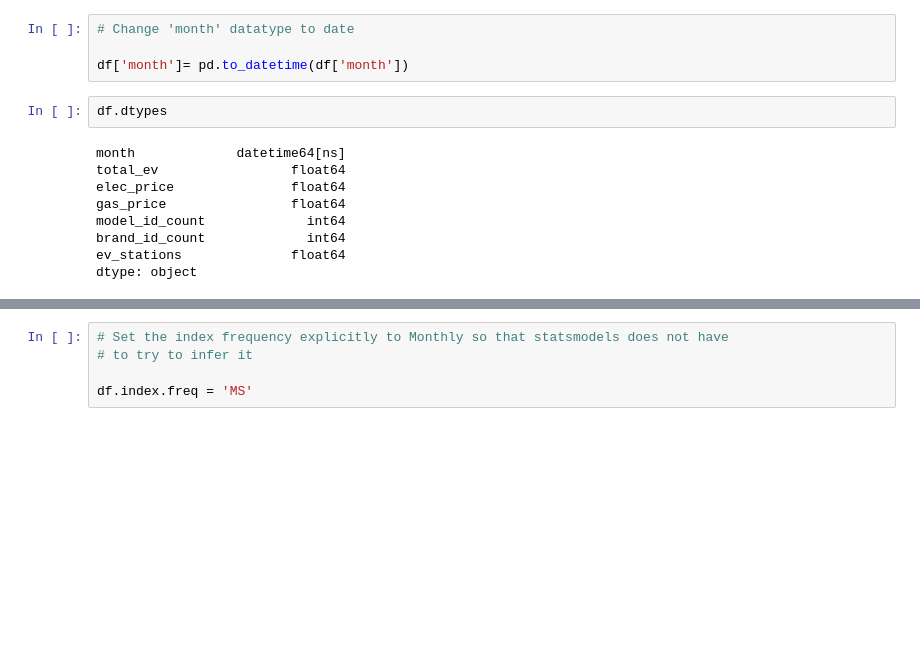
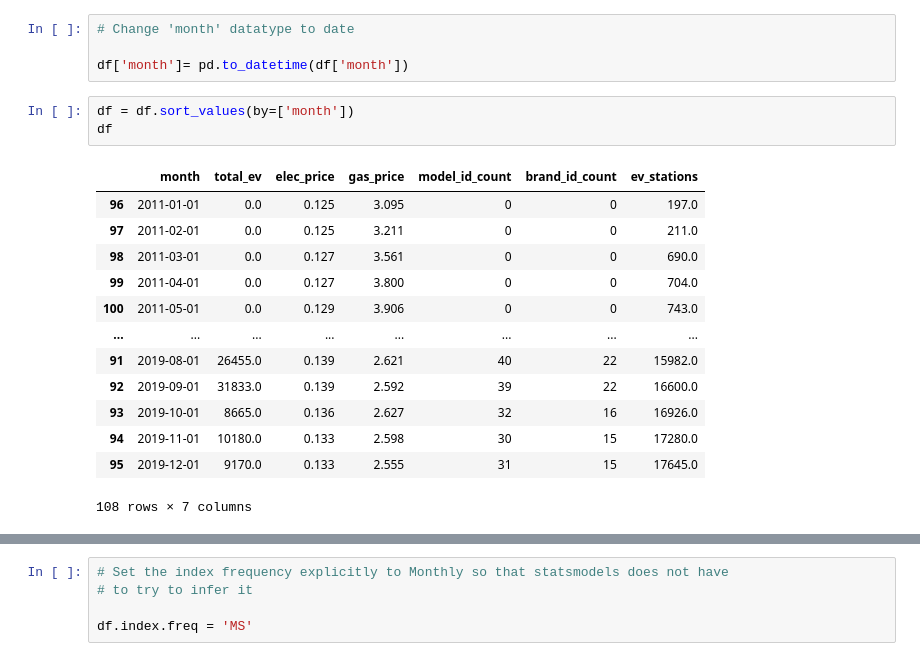
Before and after one commit to sedaverde/Electric-Car-Data-Analysis, a Jupyter notebook: Forecasting_Time_Series_Data.ipynb, the cells around one changed output, grey strips where cells are left out. Drawn from its saved outputs; the diff is of its cells as text; blank space fills up the shorter version.

Commit message:
formatted dates to function properly in the model

```diff
--- a/Forecasting_Time_Series_Data.ipynb
+++ b/Forecasting_Time_Series_Data.ipynb
@@ -53,14 +54,20 @@ dtype: object
 # Change 'month' datatype to date
 
 df['month']= pd.to_datetime(df['month'])
-# %%
-df.dtypes
-# %% [output]
-month             datetime64[ns]
-total_ev                 float64
-elec_price               float64
-gas_price                float64
-model_id_count             int64
-brand_id_count             int64
-ev_stations              float64
-dtype: object
+# %%
+df = df.sort_values(by=['month'])
+df
+# %% [output]
+|  | month | total_ev | elec_price | gas_price | model_id_count | brand_id_count | ev_stations |
+| 96 | 2011-01-01 | 0.0 | 0.125 | 3.095 | 0 | 0 | 197.0 |
+| 97 | 2011-02-01 | 0.0 | 0.125 | 3.211 | 0 | 0 | 211.0 |
+| 98 | 2011-03-01 | 0.0 | 0.127 | 3.561 | 0 | 0 | 690.0 |
+| 99 | 2011-04-01 | 0.0 | 0.127 | 3.800 | 0 | 0 | 704.0 |
+| 100 | 2011-05-01 | 0.0 | 0.129 | 3.906 | 0 | 0 | 743.0 |
+| ... | ... | ... | ... | ... | ... | ... | ... |
+| 91 | 2019-08-01 | 26455.0 | 0.139 | 2.621 | 40 | 22 | 15982.0 |
+| 92 | 2019-09-01 | 31833.0 | 0.139 | 2.592 | 39 | 22 | 16600.0 |
+| 93 | 2019-10-01 | 8665.0 | 0.136 | 2.627 | 32 | 16 | 16926.0 |
+| 94 | 2019-11-01 | 10180.0 | 0.133 | 2.598 | 30 | 15 | 17280.0 |
+| 95 | 2019-12-01 | 9170.0 | 0.133 | 2.555 | 31 | 15 | 17645.0 |
+108 rows × 7 columns
```
Also changed, not shown: parts of 4 cells of this notebook.
